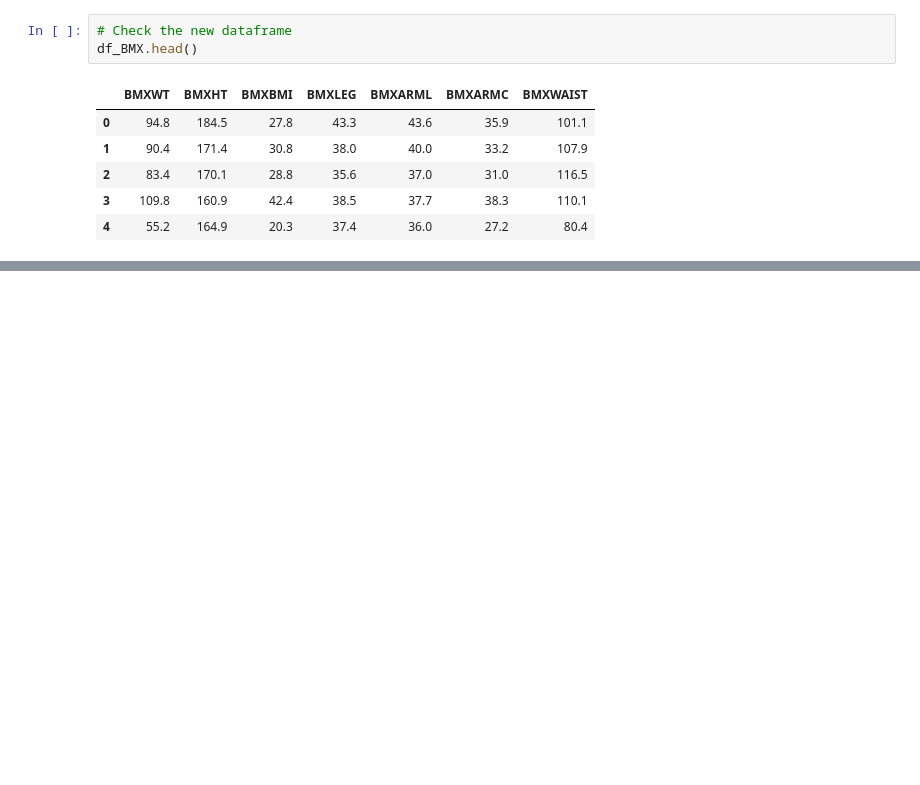
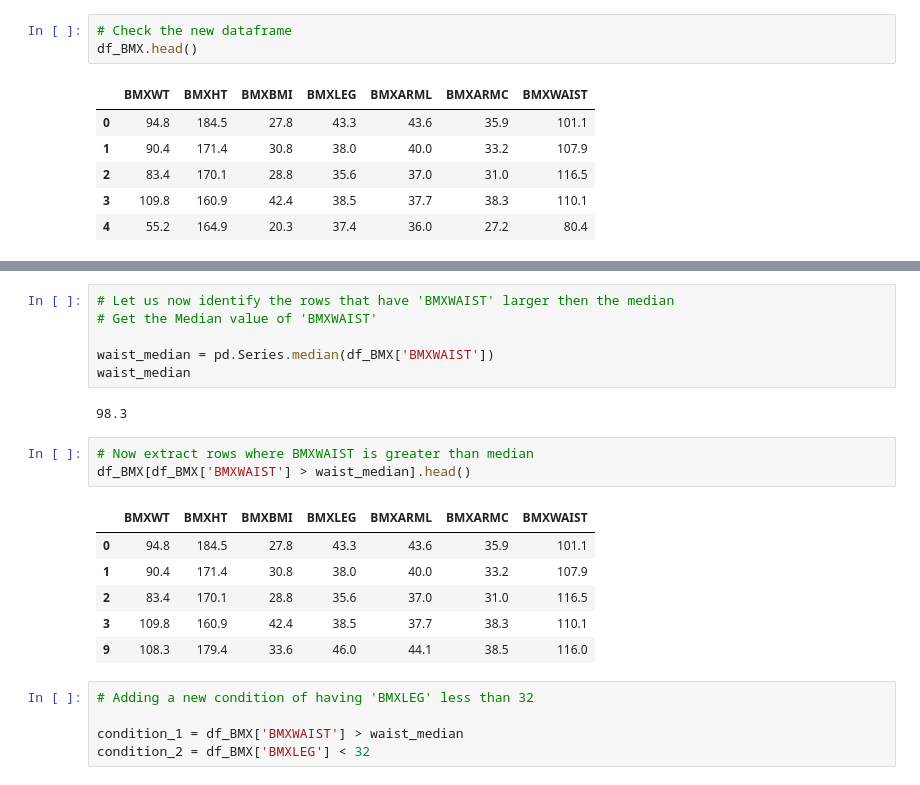
Before and after one commit to rjrahul24/statistics_with_python, a Jupyter notebook: Multivariate Data Analysis/Multivariate_Data_Selection.ipynb, the cells around one changed output, grey strips where cells are left out. Drawn from its saved outputs; the diff is of its cells as text; blank space fills up the shorter version.

```diff
--- a/Multivariate Data Analysis/Multivariate_Data_Selection.ipynb
+++ b/Multivariate Data Analysis/Multivariate_Data_Selection.ipynb
@@ -74,0 +115,23 @@ df_BMX.head()
+# %%
+# Let us now identify the rows that have 'BMXWAIST' larger then the median
+# Get the Median value of 'BMXWAIST'
+
+waist_median = pd.Series.median(df_BMX['BMXWAIST'])
+waist_median
+# %% [output]
+98.3
+# %%
+# Now extract rows where BMXWAIST is greater than median
+df_BMX[df_BMX['BMXWAIST'] > waist_median].head()
+# %% [output]
+|  | BMXWT | BMXHT | BMXBMI | BMXLEG | BMXARML | BMXARMC | BMXWAIST |
+| 0 | 94.8 | 184.5 | 27.8 | 43.3 | 43.6 | 35.9 | 101.1 |
+| 1 | 90.4 | 171.4 | 30.8 | 38.0 | 40.0 | 33.2 | 107.9 |
+| 2 | 83.4 | 170.1 | 28.8 | 35.6 | 37.0 | 31.0 | 116.5 |
+| 3 | 109.8 | 160.9 | 42.4 | 38.5 | 37.7 | 38.3 | 110.1 |
+| 9 | 108.3 | 179.4 | 33.6 | 46.0 | 44.1 | 38.5 | 116.0 |
+# %%
+# Adding a new condition of having 'BMXLEG' less than 32
+
+condition_1 = df_BMX['BMXWAIST'] > waist_median
+condition_2 = df_BMX['BMXLEG'] < 32
```
Also changed, not shown: parts of 7 cells of this notebook.
